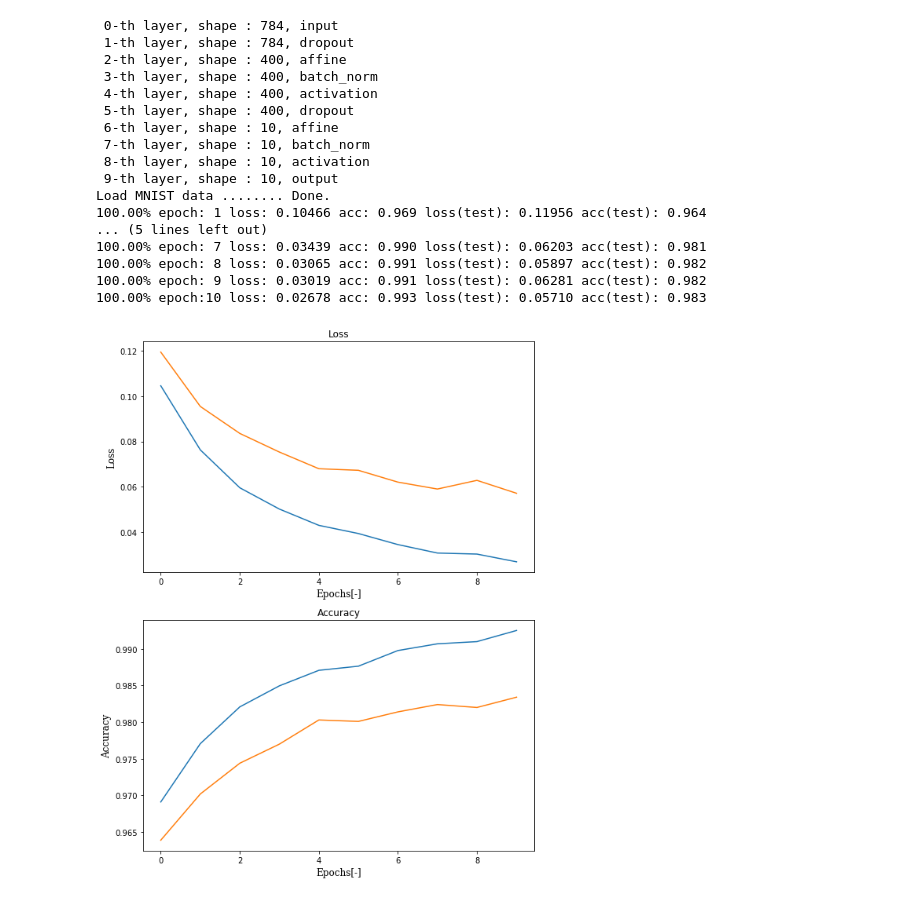
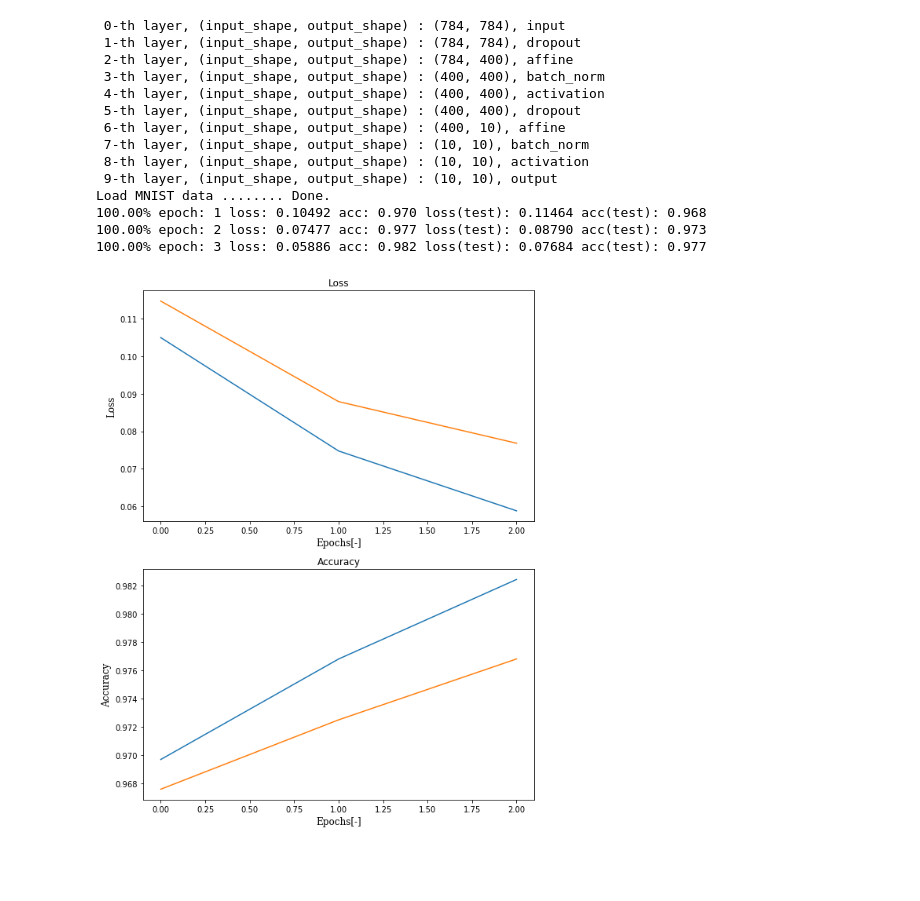
Before and after one commit to daichi-yoshikawa/dnnet, a Jupyter notebook: examples/mnist/mnist.ipynb, the cells around one changed output. Cells and saved outputs as stored; diff of their text form; code cells hidden in the pictures; blank space fills up the shorter version.

Commit message:
Modified arguments of AffineLayer.

```diff
--- a/examples/mnist/mnist.ipynb
+++ b/examples/mnist/mnist.ipynb
@@ -48,57 +48,55 @@ def get_mnist():
     return x, y
 
 dtype = np.float32
-model = NeuralNetwork(input_shape=(784), dtype=dtype)
+model = NeuralNetwork(input_shape=784, dtype=dtype)
 model.add(DropoutLayer(drop_ratio=0.2))
 
-model.add(AffineLayer(shape=(784, 400), random_weight=RandomWeight.Type.he))
+model.add(AffineLayer(output_shape=400, random_weight=RandomWeight.Type.he))
 model.add(BatchNormLayer())
 model.add(ActivationLayer(activation=Activation.Type.srrelu))
 model.add(DropoutLayer(drop_ratio=0.5))
 
-model.add(AffineLayer(shape=(400, 10), random_weight=RandomWeight.Type.default))
+model.add(AffineLayer(output_shape=10, random_weight=RandomWeight.Type.default))
 model.add(BatchNormLayer())
 model.add(ActivationLayer(activation=Activation.Type.softmax))
 model.compile()
 
 model.print_config()
 
 x, y = get_mnist()
 scale_normalization(x)
+#x = x.reshape(-1, 1, 28, 28)
 
 optimizer = AdaGrad(learning_rate=5e-2, weight_decay=1e-3, dtype=dtype)
 
 lc = model.fit(
         x=x,
         y=y,
-        epochs=10,
+        epochs=3,
         batch_size=100,
         optimizer=optimizer,
         loss_function=LossFunction.Type.multinomial_cross_entropy,
         learning_curve=True,
         shuffle=True,
         shuffle_per_epoch=True,
         test_data_ratio=0.142857 # Use 60,000 for training and 10,000 for test.
 )
 
 lc.plot(figsize=(8,10), fontsize=12)
 model.show_filters(0, shape=(28, 28), layout=(10, 10), figsize=(12, 12))
 # %% [output]
- 0-th layer, shape : 784, input
- 1-th layer, shape : 784, dropout
- 2-th layer, shape : 400, affine
- 3-th layer, shape : 400, batch_norm
- 4-th layer, shape : 400, activation
- 5-th layer, shape : 400, dropout
- 6-th layer, shape : 10, affine
- 7-th layer, shape : 10, batch_norm
- 8-th layer, shape : 10, activation
- 9-th layer, shape : 10, output
+ 0-th layer, (input_shape, output_shape) : (784, 784), input
+ 1-th layer, (input_shape, output_shape) : (784, 784), dropout
+ 2-th layer, (input_shape, output_shape) : (784, 400), affine
+ 3-th layer, (input_shape, output_shape) : (400, 400), batch_norm
+ 4-th layer, (input_shape, output_shape) : (400, 400), activation
+ 5-th layer, (input_shape, output_shape) : (400, 400), dropout
+ 6-th layer, (input_shape, output_shape) : (400, 10), affine
+ 7-th layer, (input_shape, output_shape) : (10, 10), batch_norm
+ 8-th layer, (input_shape, output_shape) : (10, 10), activation
+ 9-th layer, (input_shape, output_shape) : (10, 10), output
 Load MNIST data ........ Done.
-100.00% epoch: 1 loss: 0.10466 acc: 0.969 loss(test): 0.11956 acc(test): 0.964
-... (5 lines left out)
-100.00% epoch: 7 loss: 0.03439 acc: 0.990 loss(test): 0.06203 acc(test): 0.981
-100.00% epoch: 8 loss: 0.03065 acc: 0.991 loss(test): 0.05897 acc(test): 0.982
-100.00% epoch: 9 loss: 0.03019 acc: 0.991 loss(test): 0.06281 acc(test): 0.982
-100.00% epoch:10 loss: 0.02678 acc: 0.993 loss(test): 0.05710 acc(test): 0.983
+100.00% epoch: 1 loss: 0.10492 acc: 0.970 loss(test): 0.11464 acc(test): 0.968
+100.00% epoch: 2 loss: 0.07477 acc: 0.977 loss(test): 0.08790 acc(test): 0.973
+100.00% epoch: 3 loss: 0.05886 acc: 0.982 loss(test): 0.07684 acc(test): 0.977
-[figure, old version]
+[figure, new version]
```
Also changed, not shown: parts of 2 cells of this notebook, 2 other files.
